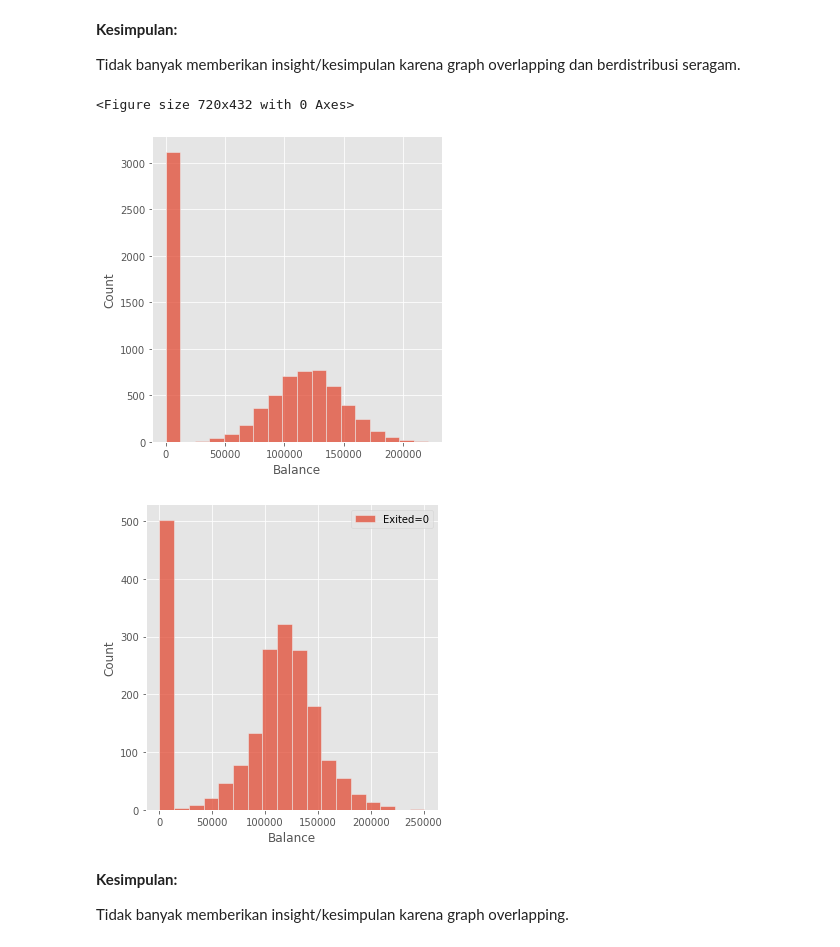
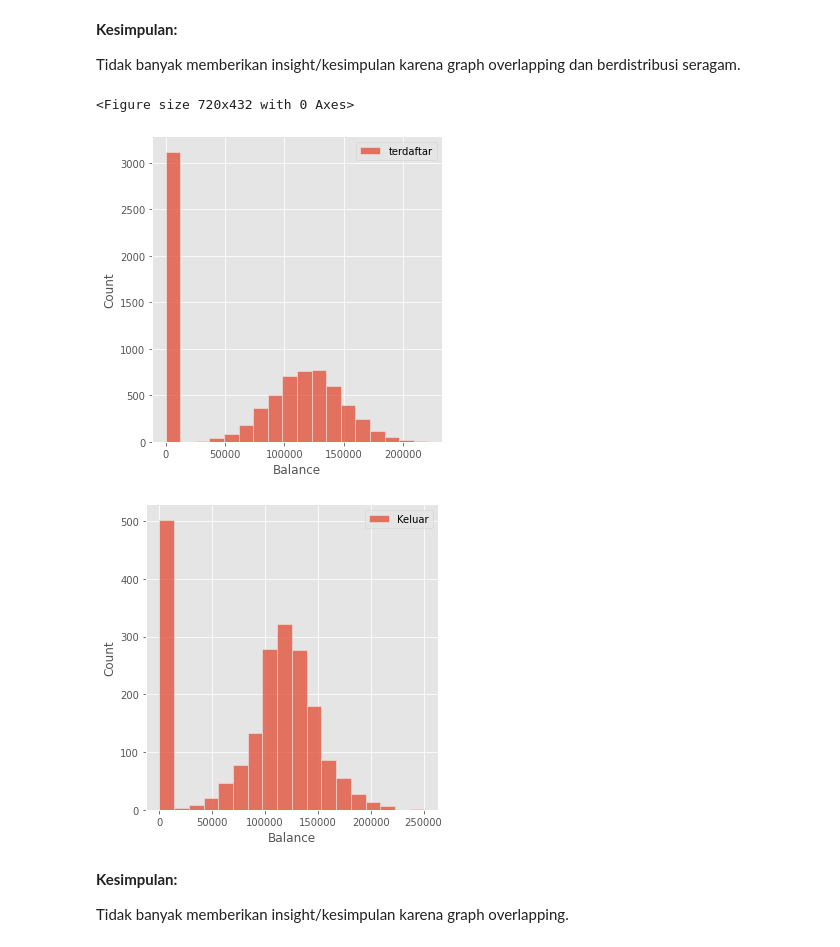
Before and after one commit to oektomo/ClassPersevere, a Jupyter notebook: W0402EDA.ipynb, the cells around one changed output. Cells and saved outputs as stored; diff of their text form; code cells hidden in the pictures.

```diff
--- a/W0402EDA.ipynb
+++ b/W0402EDA.ipynb
@@ -307,13 +323,14 @@ Tidak banyak memberikan insight/kesimpulan karena graph overlapping dan berdistr
 # %%
 plt.figure(figsize=(10,6))
 sns.displot(df['Balance'][df['Exited']==0])
+plt.legend(['terdaftar'])
 sns.displot(df['Balance'][df['Exited']==1])
-plt.legend(['Exited=0', 'Exited=1'])
+plt.legend(['Keluar'])
 plt.show()
 # %% [output]
 <Figure size 720x432 with 0 Axes>
-[figure, old version]
+[figure, new version]
-[figure, old version]
+[figure, new version]
 # %% [markdown]
 **Kesimpulan:**
 
```
Also changed, not shown: parts of 11 cells of this notebook.
